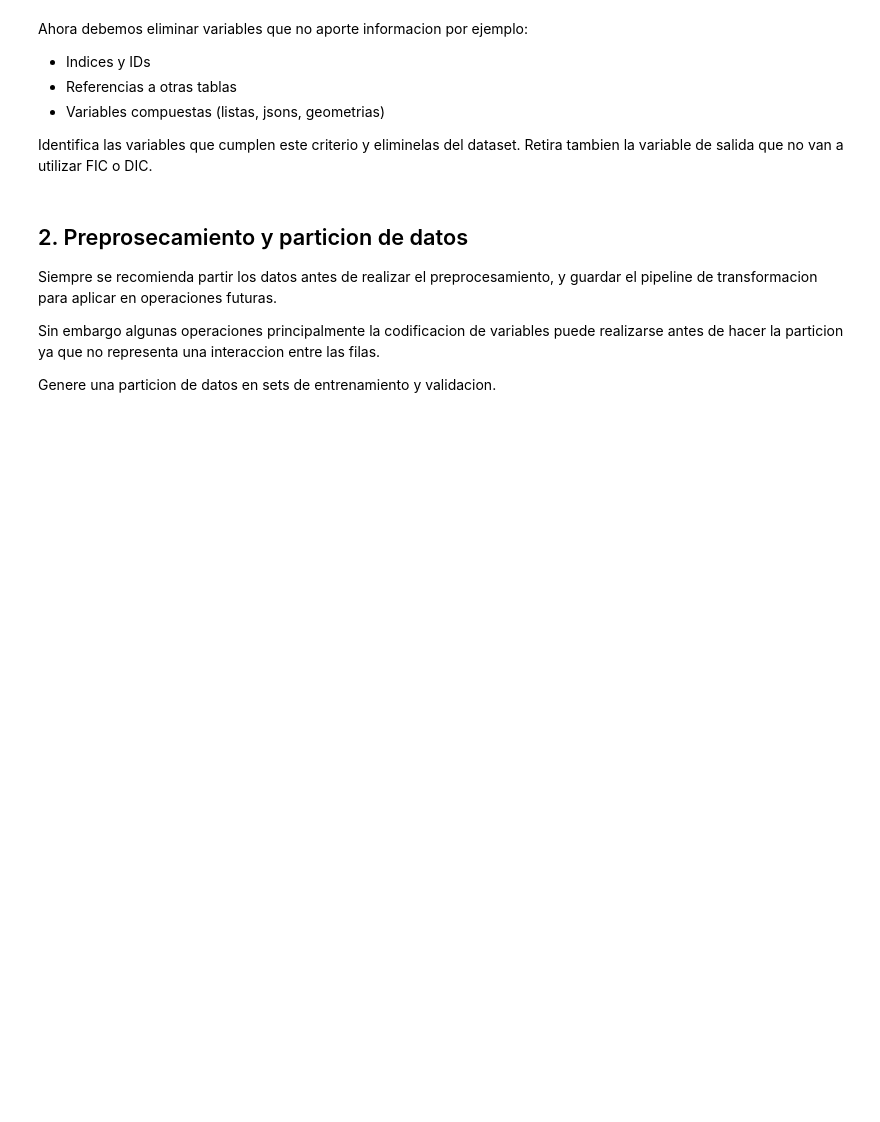
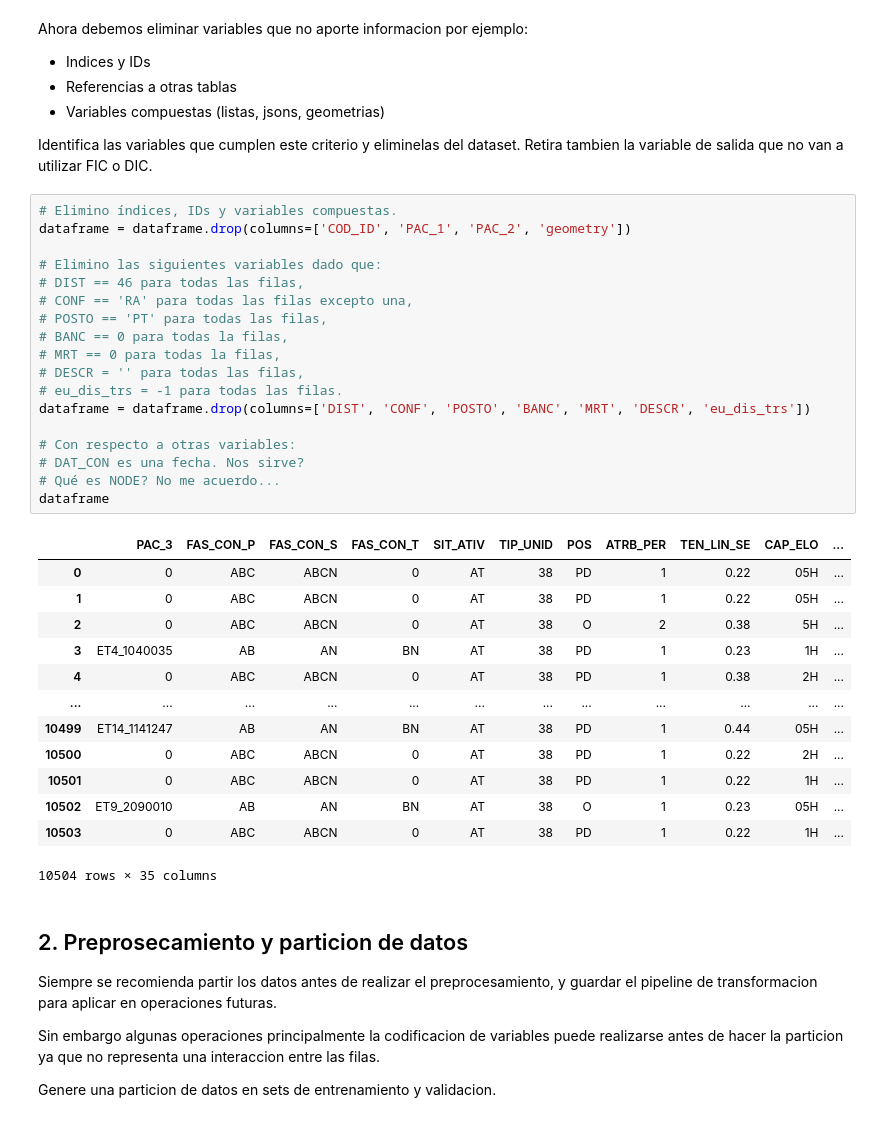
Before and after one commit to georeference-ML-mentoria/Intro-Aprendizaje-Automatico-, a Jupyter notebook: Practico_IAA.ipynb, the cells around one changed output. Cells and saved outputs as stored; diff of their text form; blank space fills up the shorter version.

Commit message:
Drop columns

```diff
--- a/Practico_IAA.ipynb
+++ b/Practico_IAA.ipynb
@@ -49,6 +49,38 @@ Ahora debemos eliminar variables que no aporte informacion por ejemplo:
 *   Variables compuestas (listas, jsons, geometrias)
 
 Identifica las variables que cumplen este criterio y eliminelas del dataset. Retira tambien la variable de salida que no van a utilizar FIC o DIC.
+# %%
+# Elimino índices, IDs y variables compuestas.
+dataframe = dataframe.drop(columns=['COD_ID', 'PAC_1', 'PAC_2', 'geometry'])
+
+# Elimino las siguientes variables dado que:
+# DIST == 46 para todas las filas,
+# CONF == 'RA' para todas las filas excepto una,
+# POSTO == 'PT' para todas las filas,
+# BANC == 0 para todas la filas,
+# MRT == 0 para todas la filas,
+# DESCR = '' para todas las filas,
+# eu_dis_trs = -1 para todas las filas.
+dataframe = dataframe.drop(columns=['DIST', 'CONF', 'POSTO', 'BANC', 'MRT', 'DESCR', 'eu_dis_trs'])
+
+# Con respecto a otras variables:
+# DAT_CON es una fecha. Nos sirve?
+# Qué es NODE? No me acuerdo...
+dataframe
+# %% [output]
+|  | PAC_3 | FAS_CON_P | FAS_CON_S | FAS_CON_T | SIT_ATIV | TIP_UNID | POS | ATRB_PER | TEN_LIN_SE | CAP_ELO | ... |
+| 0 | 0 | ABC | ABCN | 0 | AT | 38 | PD | 1 | 0.22 | 05H | ... |
+| 1 | 0 | ABC | ABCN | 0 | AT | 38 | PD | 1 | 0.22 | 05H | ... |
+| 2 | 0 | ABC | ABCN | 0 | AT | 38 | O | 2 | 0.38 | 5H | ... |
+| 3 | ET4_1040035 | AB | AN | BN | AT | 38 | PD | 1 | 0.23 | 1H | ... |
+| 4 | 0 | ABC | ABCN | 0 | AT | 38 | PD | 1 | 0.38 | 2H | ... |
+| ... | ... | ... | ... | ... | ... | ... | ... | ... | ... | ... | ... |
+| 10499 | ET14_1141247 | AB | AN | BN | AT | 38 | PD | 1 | 0.44 | 05H | ... |
+| 10500 | 0 | ABC | ABCN | 0 | AT | 38 | PD | 1 | 0.22 | 2H | ... |
+| 10501 | 0 | ABC | ABCN | 0 | AT | 38 | PD | 1 | 0.22 | 1H | ... |
+| 10502 | ET9_2090010 | AB | AN | BN | AT | 38 | O | 1 | 0.23 | 05H | ... |
+| 10503 | 0 | ABC | ABCN | 0 | AT | 38 | PD | 1 | 0.22 | 1H | ... |
+10504 rows × 35 columns
 # %% [markdown]
 ## 2. Preprosecamiento y particion de datos
 
```
